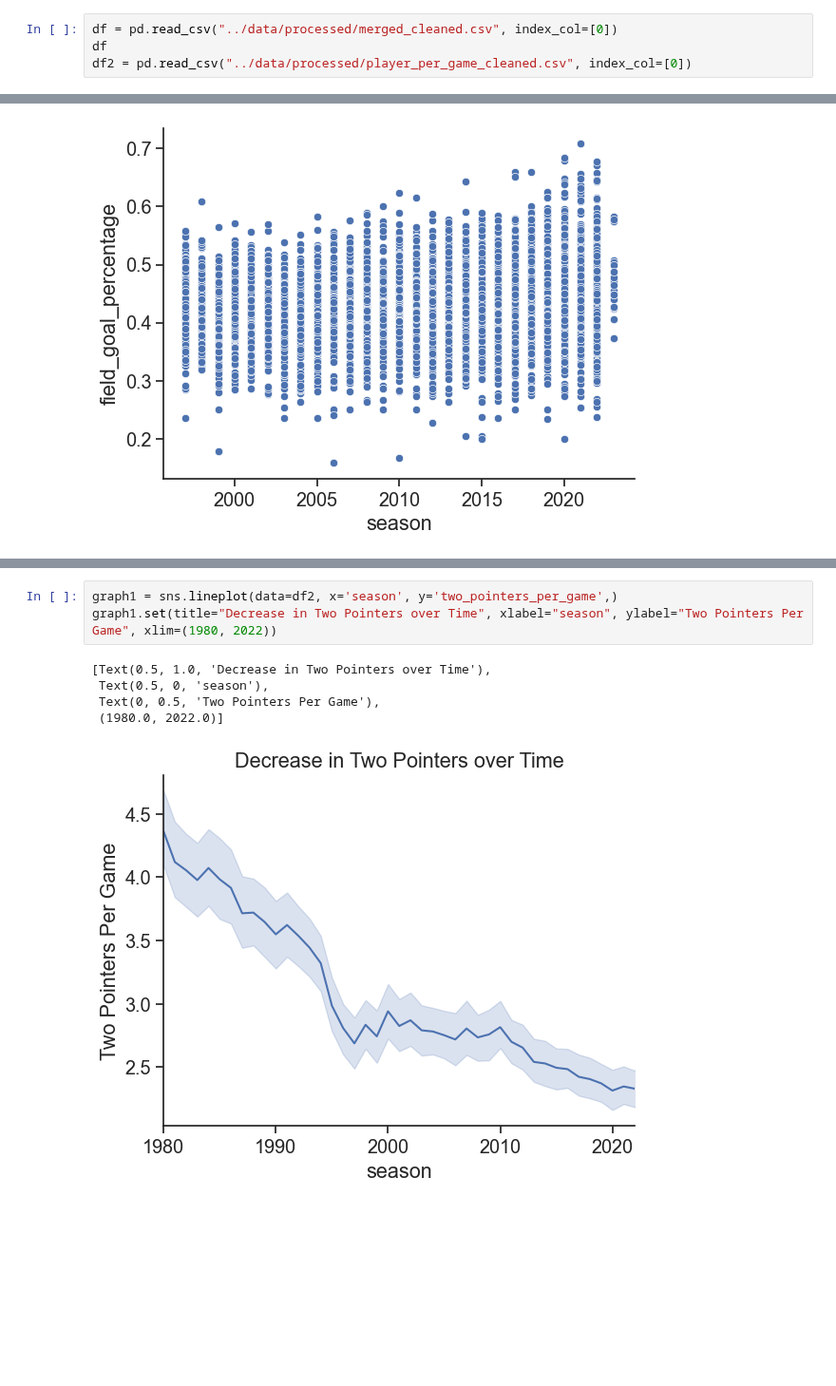
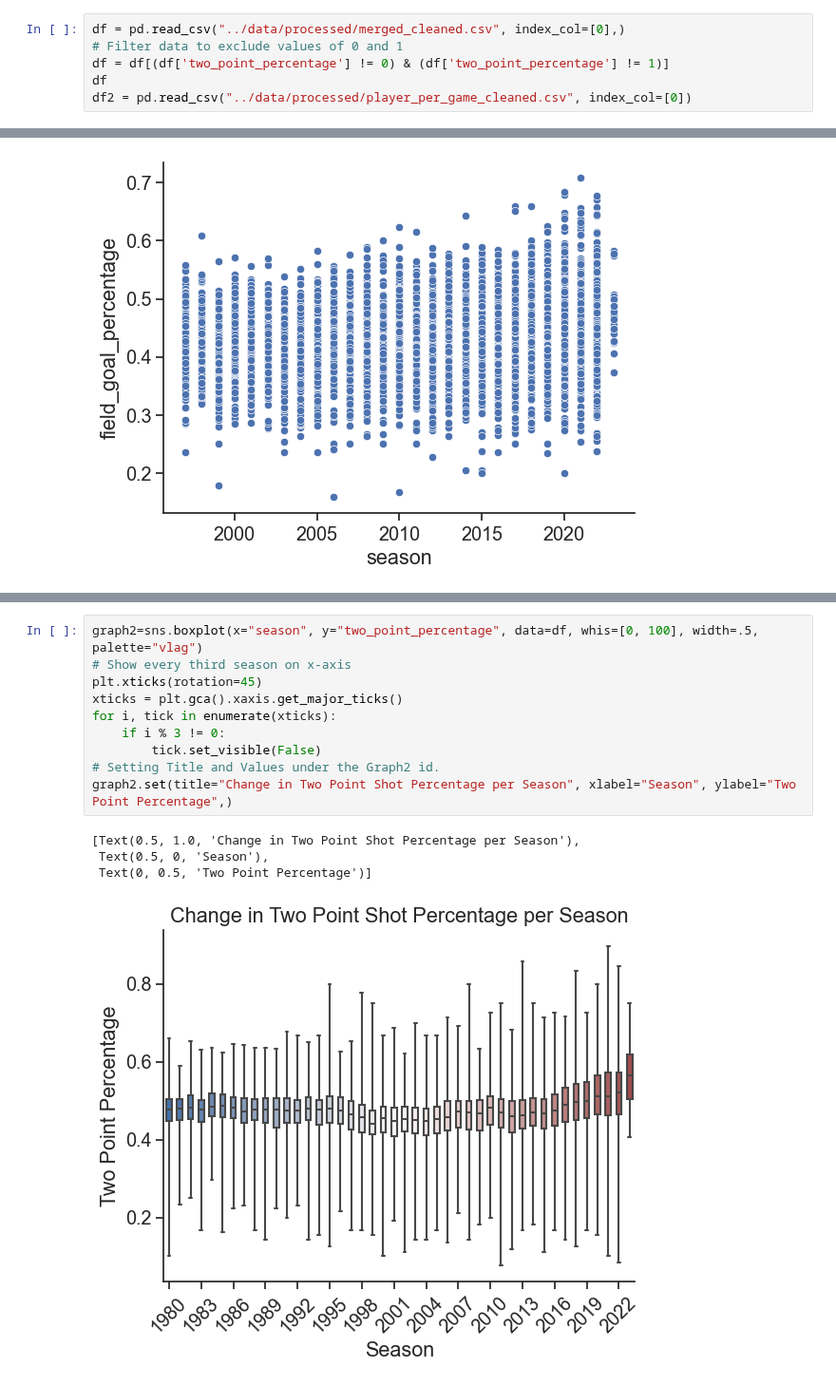
Before and after one commit to ubco-W2022T2-data301/project-group-group-23, a Jupyter notebook: analysis/analysis3.ipynb, the cells around one changed output, grey strips where cells are left out. Shown at 95% size. Drawn from its saved outputs; the diff is of its cells as text; blank space fills up the shorter version.

```diff
--- a/analysis/analysis3.ipynb
+++ b/analysis/analysis3.ipynb
@@ -10,6 +10,8 @@ import seaborn as sns
 sns.set_theme(style="ticks", font_scale=1.3)
 plt.rc("axes.spines", top=False, right=False)
 # %%
-df = pd.read_csv("../data/processed/merged_cleaned.csv", index_col=[0])
+df = pd.read_csv("../data/processed/merged_cleaned.csv", index_col=[0],)
+# Filter data to exclude values of 0 and 1
+df = df[(df['two_point_percentage'] != 0) & (df['two_point_percentage'] != 1)]
 df
 df2 = pd.read_csv("../data/processed/player_per_game_cleaned.csv", index_col=[0])
@@ -54,9 +25,15 @@ graph1.set(title="Decrease in Field Goal Attempts over Time", xlabel="season", y
-# %%
-graph1 = sns.lineplot(data=df2, x='season', y='two_pointers_per_game',)
-graph1.set(title="Decrease in Two Pointers over Time", xlabel="season", ylabel="Two Pointers Per Game", xlim=(1980, 2022))
-# %% [output]
-[Text(0.5, 1.0, 'Decrease in Two Pointers over Time'),
- Text(0.5, 0, 'season'),
- Text(0, 0.5, 'Two Pointers Per Game'),
- (1980.0, 2022.0)]
-[figure, removed]
+# %%
+graph2=sns.boxplot(x="season", y="two_point_percentage", data=df, whis=[0, 100], width=.5, palette="vlag")
+# Show every third season on x-axis
+plt.xticks(rotation=45)
+xticks = plt.gca().xaxis.get_major_ticks()
+for i, tick in enumerate(xticks):
+    if i % 3 != 0:
+        tick.set_visible(False)
+# Setting Title and Values under the Graph2 id.
+graph2.set(title="Change in Two Point Shot Percentage per Season", xlabel="Season", ylabel="Two Point Percentage",)
+# %% [output]
+[Text(0.5, 1.0, 'Change in Two Point Shot Percentage per Season'),
+ Text(0.5, 0, 'Season'),
+ Text(0, 0.5, 'Two Point Percentage')]
+[figure, added]
```
Also changed, not shown: parts of 10 cells of this notebook.
